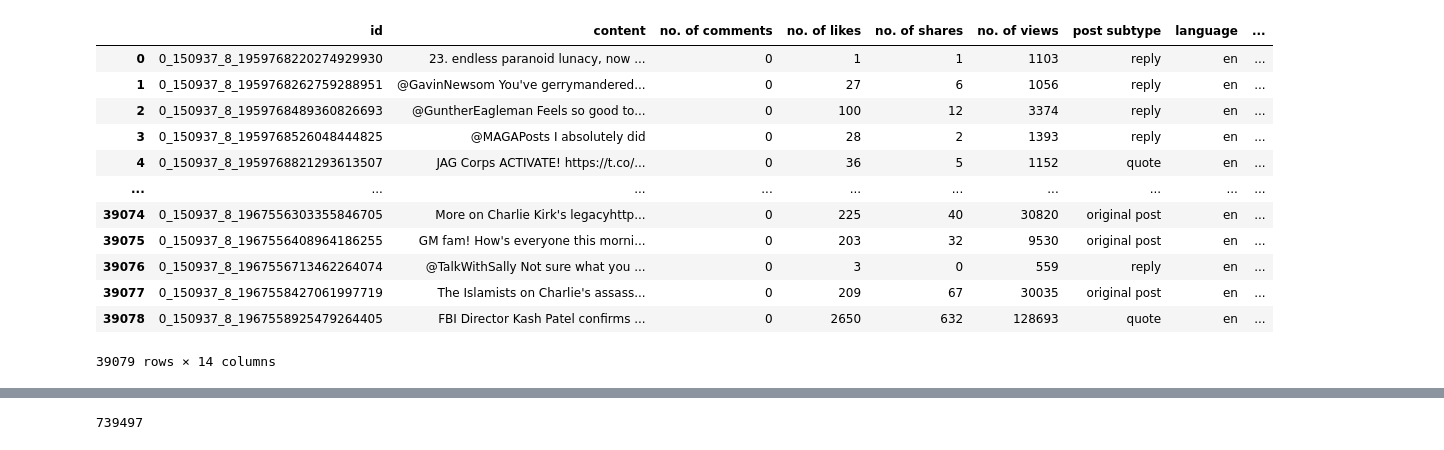
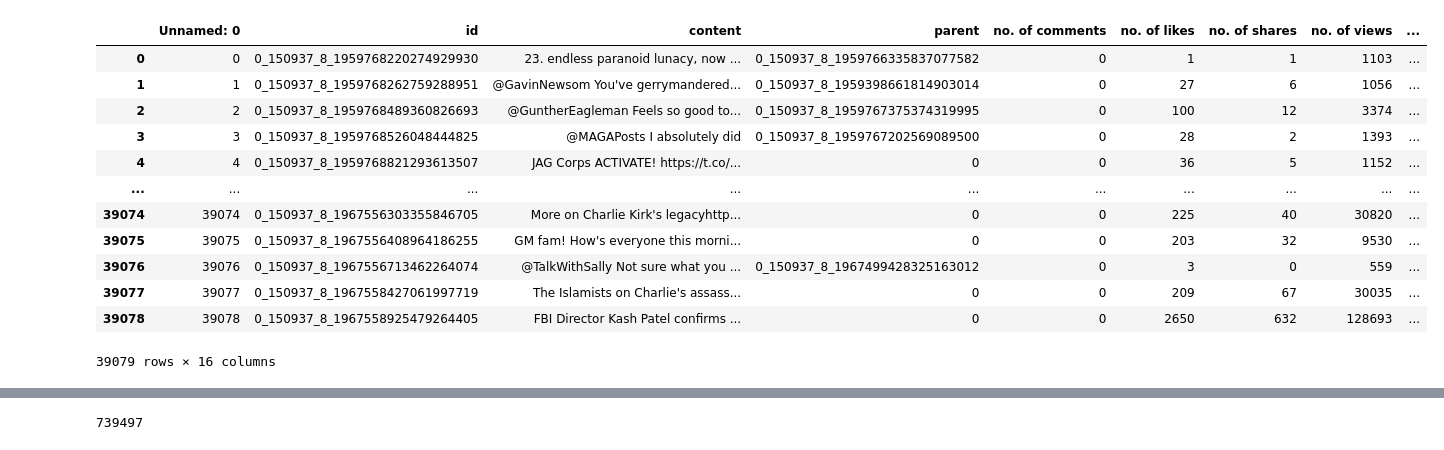
Before and after one commit to geometric-intelligence/TopoBench, a Jupyter notebook: tutorials/arlequin_datasets.ipynb, the cells around one changed output, grey strips where cells are left out. Cells and saved outputs as stored; diff of their text form; code cells hidden in the pictures.

Commit message:
MAGA dataset - First Experiments

```diff
--- a/tutorials/arlequin_datasets.ipynb
+++ b/tutorials/arlequin_datasets.ipynb
@@ -6,20 +6,21 @@ from openai import OpenAI
 from tqdm import tqdm
 import re
 # %%
-df = pd.read_parquet("/data/gbg141/Arlequin/data/Arlequin_twitter_MAGA.parquet")
+# df = pd.read_parquet("/data/gbg141/Arlequin/data/Arlequin_twitter_MAGA.parquet")
+df = pd.read_csv("/data/gbg141/Arlequin/data/Arlequin_twitter_MAGA.csv")
 df
 # %% [output]
-|  | id | content | no. of comments | no. of likes | no. of shares | no. of views | post subtype | language | ... |
-| 0 | 0_150937_8_1959768220274929930 | 23. endless paranoid lunacy, now ... | 0 | 1 | 1 | 1103 | reply | en | ... |
-| 1 | 0_150937_8_1959768262759288951 | @GavinNewsom You've gerrymandered... | 0 | 27 | 6 | 1056 | reply | en | ... |
-| 2 | 0_150937_8_1959768489360826693 | @GuntherEagleman Feels so good to... | 0 | 100 | 12 | 3374 | reply | en | ... |
-| 3 | 0_150937_8_1959768526048444825 | @MAGAPosts I absolutely did | 0 | 28 | 2 | 1393 | reply | en | ... |
-| 4 | 0_150937_8_1959768821293613507 | JAG Corps ACTIVATE! https://t.co/... | 0 | 36 | 5 | 1152 | quote | en | ... |
+|  | Unnamed: 0 | id | content | parent | no. of comments | no. of likes | no. of shares | no. of views | ... |
+| 0 | 0 | 0_150937_8_1959768220274929930 | 23. endless paranoid lunacy, now ... | 0_150937_8_1959766335837077582 | 0 | 1 | 1 | 1103 | ... |
+| 1 | 1 | 0_150937_8_1959768262759288951 | @GavinNewsom You've gerrymandered... | 0_150937_8_1959398661814903014 | 0 | 27 | 6 | 1056 | ... |
+| 2 | 2 | 0_150937_8_1959768489360826693 | @GuntherEagleman Feels so good to... | 0_150937_8_1959767375374319995 | 0 | 100 | 12 | 3374 | ... |
+| 3 | 3 | 0_150937_8_1959768526048444825 | @MAGAPosts I absolutely did | 0_150937_8_1959767202569089500 | 0 | 28 | 2 | 1393 | ... |
+| 4 | 4 | 0_150937_8_1959768821293613507 | JAG Corps ACTIVATE! https://t.co/... | 0 | 0 | 36 | 5 | 1152 | ... |
 | ... | ... | ... | ... | ... | ... | ... | ... | ... | ... |
-| 39074 | 0_150937_8_1967556303355846705 | More on Charlie Kirk's legacyhttp... | 0 | 225 | 40 | 30820 | original post | en | ... |
-| 39075 | 0_150937_8_1967556408964186255 | GM fam! How's everyone this morni... | 0 | 203 | 32 | 9530 | original post | en | ... |
-| 39076 | 0_150937_8_1967556713462264074 | @TalkWithSally Not sure what you ... | 0 | 3 | 0 | 559 | reply | en | ... |
-| 39077 | 0_150937_8_1967558427061997719 | The Islamists on Charlie's assass... | 0 | 209 | 67 | 30035 | original post | en | ... |
-| 39078 | 0_150937_8_1967558925479264405 | FBI Director Kash Patel confirms ... | 0 | 2650 | 632 | 128693 | quote | en | ... |
+| 39074 | 39074 | 0_150937_8_1967556303355846705 | More on Charlie Kirk's legacyhttp... | 0 | 0 | 225 | 40 | 30820 | ... |
+| 39075 | 39075 | 0_150937_8_1967556408964186255 | GM fam! How's everyone this morni... | 0 | 0 | 203 | 32 | 9530 | ... |
+| 39076 | 39076 | 0_150937_8_1967556713462264074 | @TalkWithSally Not sure what you ... | 0_150937_8_1967499428325163012 | 0 | 3 | 0 | 559 | ... |
+| 39077 | 39077 | 0_150937_8_1967558427061997719 | The Islamists on Charlie's assass... | 0 | 0 | 209 | 67 | 30035 | ... |
+| 39078 | 39078 | 0_150937_8_1967558925479264405 | FBI Director Kash Patel confirms ... | 0 | 0 | 2650 | 632 | 128693 | ... |
-39079 rows × 14 columns
+39079 rows × 16 columns
 # %%
```
Also changed, not shown: parts of 21 cells of this notebook, 8 other files.
